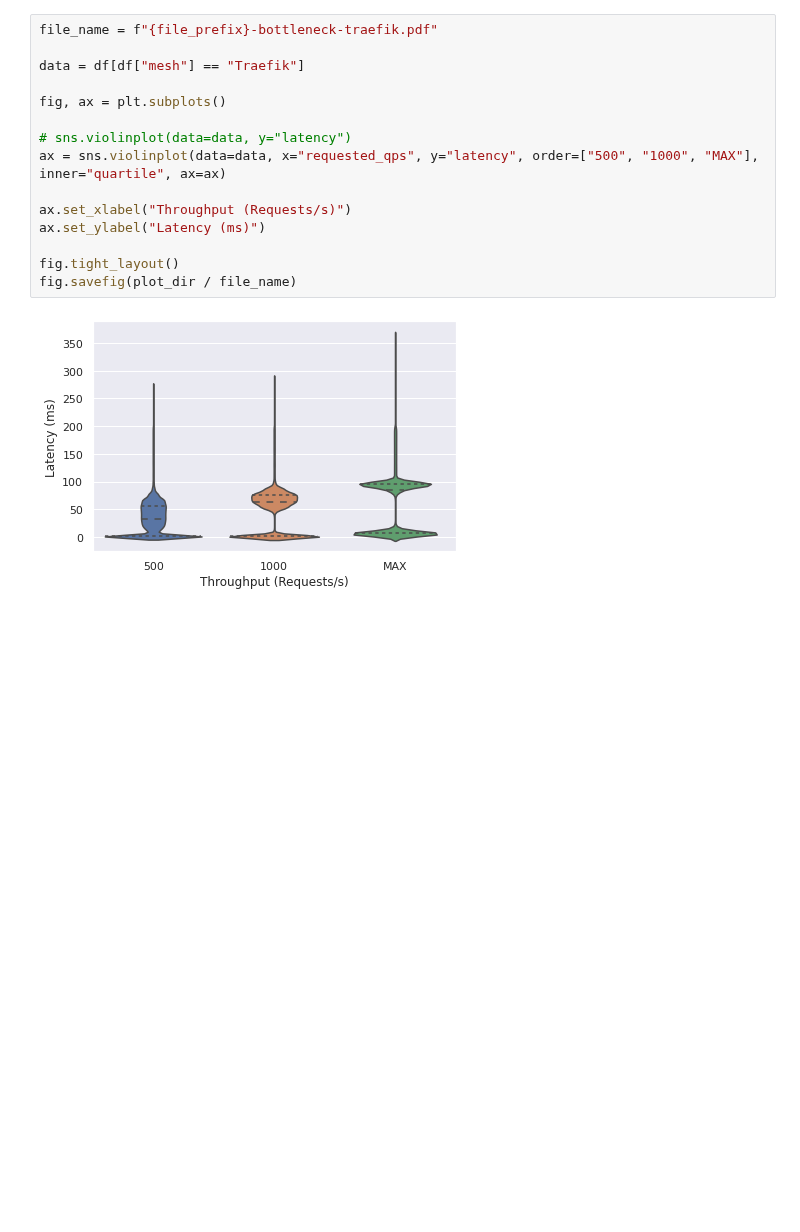
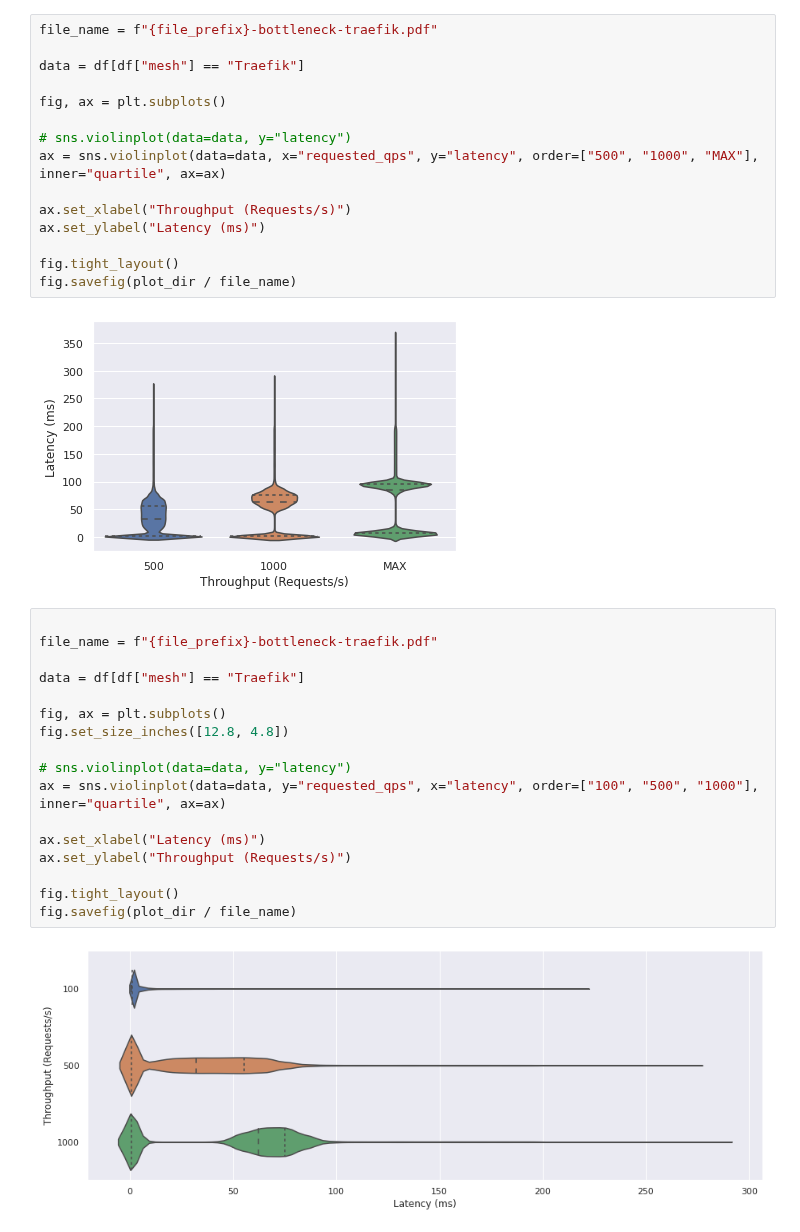
Before and after one commit to RichardBieringa/mesh-bench, a Jupyter notebook: viz/21_traefik_distributions.ipynb, the cells around one changed output. Drawn from its saved outputs; the diff is of its cells as text; blank space fills up the shorter version.

```diff
--- a/viz/21_traefik_distributions.ipynb
+++ b/viz/21_traefik_distributions.ipynb
@@ -131,3 +84,22 @@ fig.tight_layout()
 fig.savefig(plot_dir / file_name)
 # %% [output]
 [figure]
+# %%
+
+file_name = f"{file_prefix}-bottleneck-traefik.pdf"
+
+data = df[df["mesh"] == "Traefik"]
+
+fig, ax = plt.subplots()
+fig.set_size_inches([12.8, 4.8])
+
+# sns.violinplot(data=data, y="latency")
+ax = sns.violinplot(data=data, y="requested_qps", x="latency", order=["100", "500", "1000"], inner="quartile", ax=ax)
+
+ax.set_xlabel("Latency (ms)")
+ax.set_ylabel("Throughput (Requests/s)")
+
+fig.tight_layout()
+fig.savefig(plot_dir / file_name)
+# %% [output]
+[figure, added]
```
Also changed, not shown: parts of 3 cells of this notebook, 16 other files.
